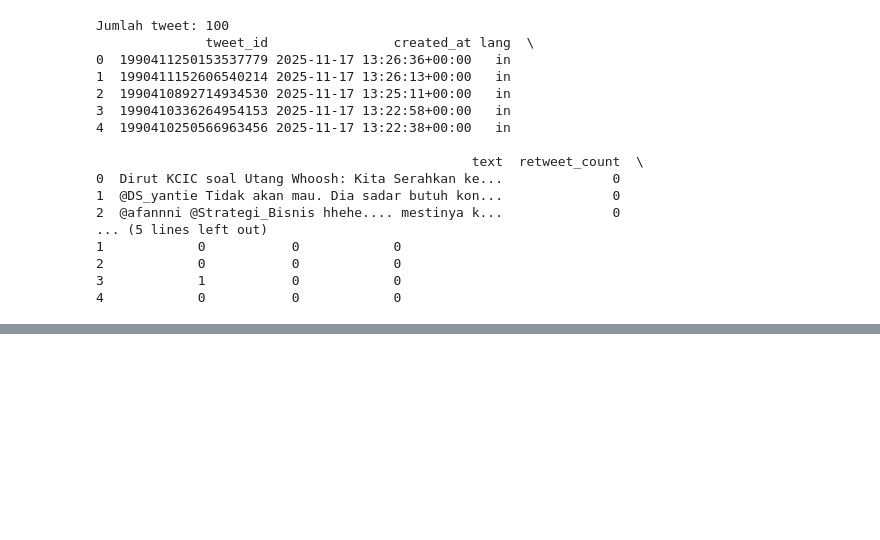
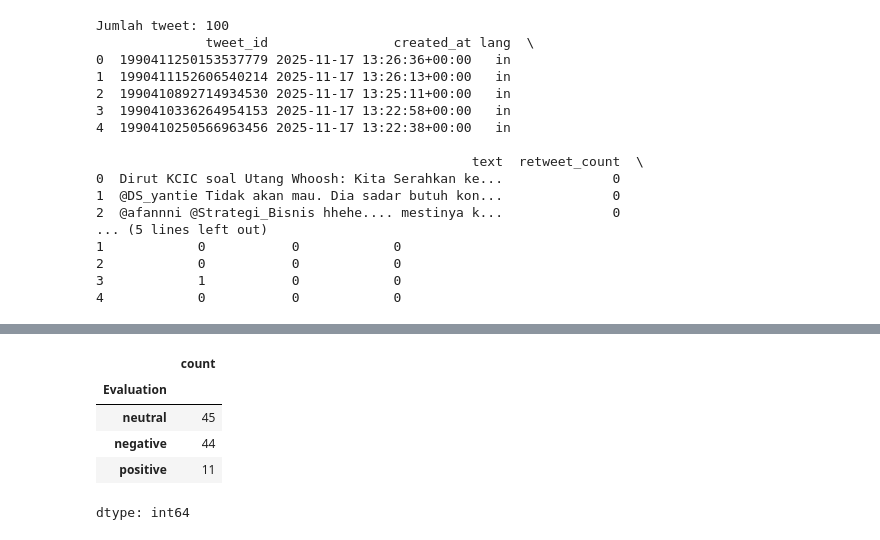
Before and after one commit to Fathanhelmi/Twitter-scraping, a Jupyter notebook: Crawling_Twitter_Kelompok_1.ipynb, the cells around one changed output, grey strips where cells are left out. Cells and saved outputs as stored; diff of their text form; code cells hidden in the pictures; blank space fills up the shorter version.

```diff
--- a/Crawling_Twitter_Kelompok_1.ipynb
+++ b/Crawling_Twitter_Kelompok_1.ipynb
@@ -117,0 +190,9 @@ Jumlah tweet: 100
+# %%
+df["Evaluation"].value_counts()
+# %% [output]
+|  | count |
+| Evaluation |  |
+| neutral | 45 |
+| negative | 44 |
+| positive | 11 |
+dtype: int64
```
Also changed, not shown: parts of 5 cells of this notebook.
